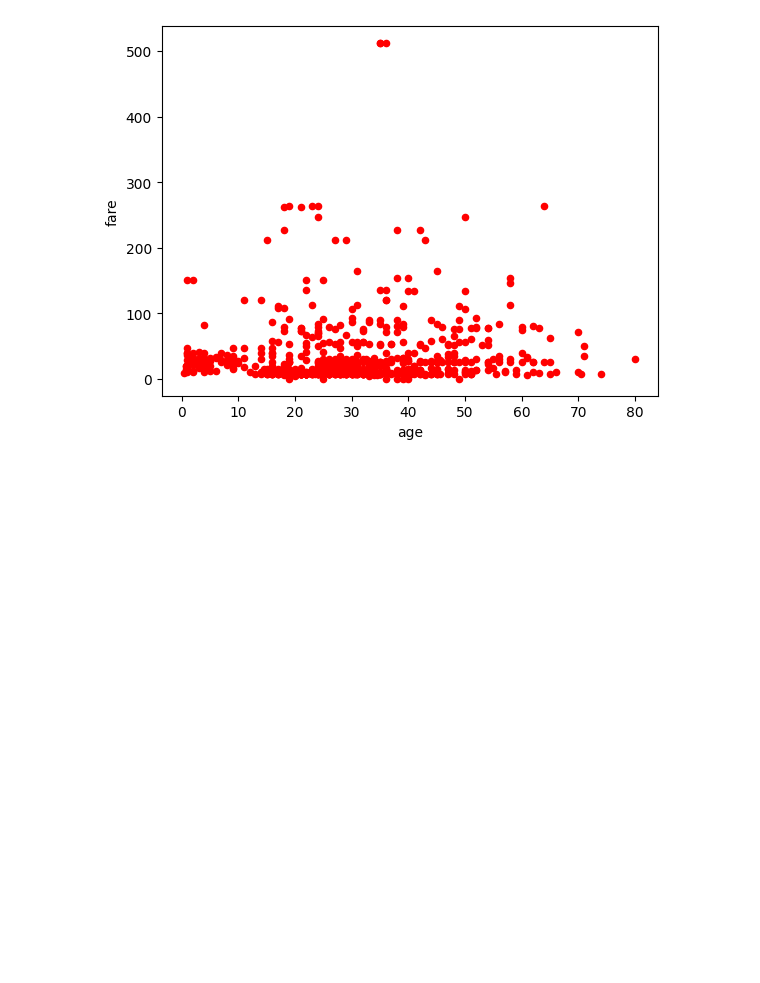
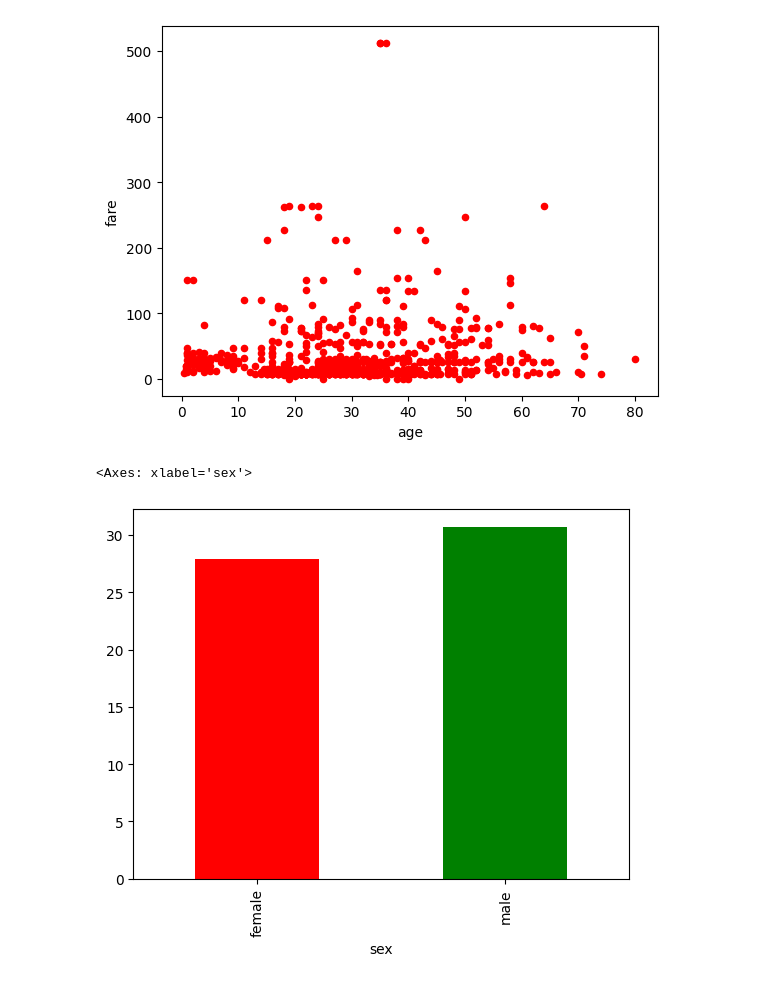
Before and after one commit to shahahmad-dev/exploratory-data-analysis, a Jupyter notebook: 06_Data_visualization.ipynb, the cells around one changed output. Cells and saved outputs as stored; diff of their text form; code cells hidden in the pictures; blank space fills up the shorter version.

```diff
--- a/06_Data_visualization.ipynb
+++ b/06_Data_visualization.ipynb
@@ -15,4 +15,9 @@ df.plot(kind='scatter', x='age', y='fare', color='red')
 <Axes: xlabel='age', ylabel='fare'>
 [figure]
 # %%
-df.
+# why we use bar plot?
+# A bar plot is used to compare the average age of passengers
+df.groupby('sex')['age'].mean().plot(kind='bar', color=['red', 'green'])
+# %% [output]
+<Axes: xlabel='sex'>
+[figure, added]
```
Also changed, not shown: parts of 1 cell of this notebook.
